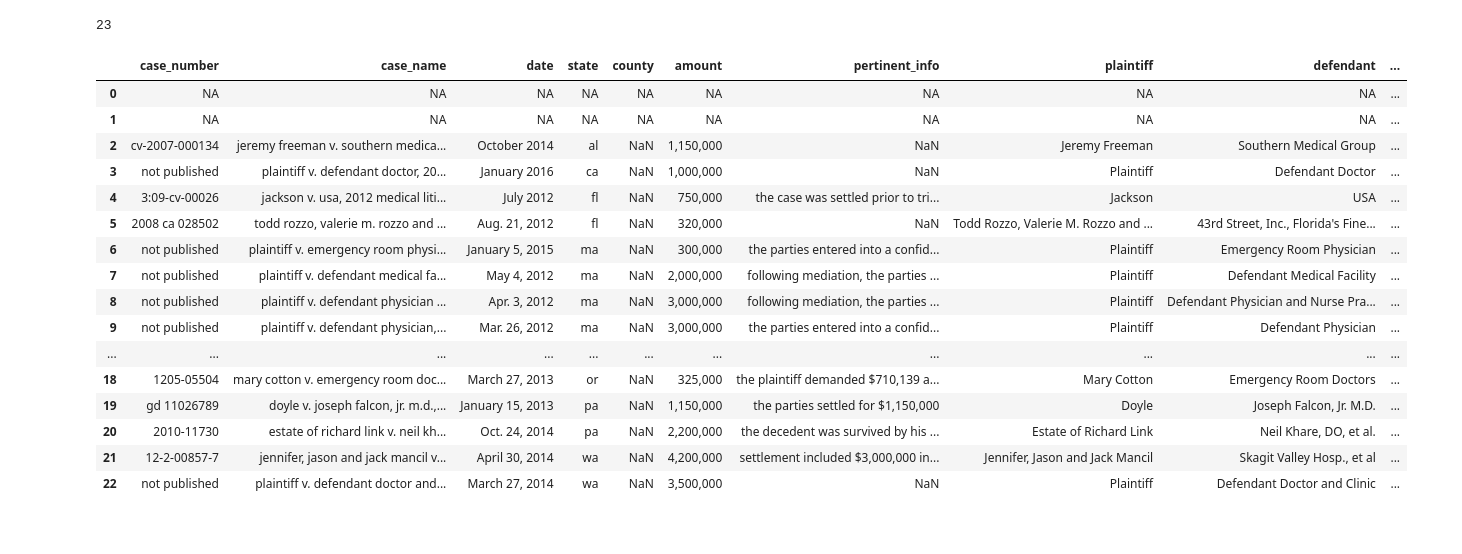
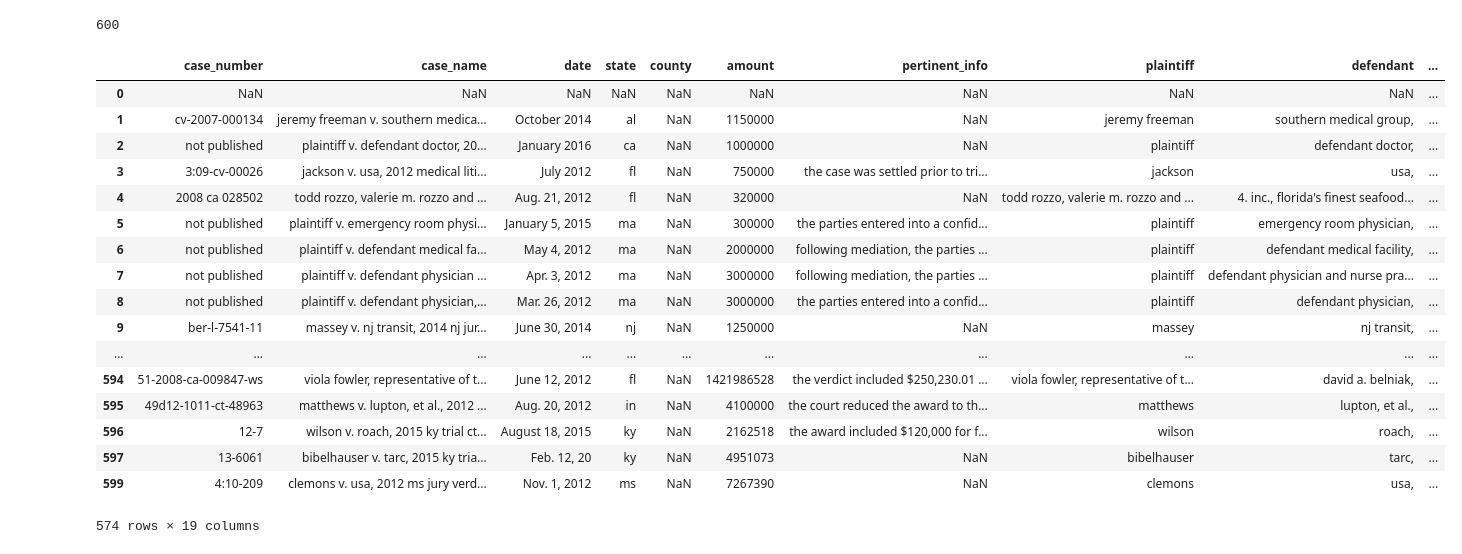
Before and after one commit to josephjavery1/pred-case-outcomes, a Jupyter notebook: WIW_createDF.ipynb, the cells around one changed output. Cells and saved outputs as stored; diff of their text form; code cells hidden in the pictures.

```diff
--- a/WIW_createDF.ipynb
+++ b/WIW_createDF.ipynb
@@ -28,10 +29,10 @@ with open('WIWpages.txt','r') as f_open:
 # %%
 # separate data into paragraphs, so each paragraph is 1 case
 
-data2 = re.split('\s{3,}',data) # This uses 3 consecutive whitespace chars as paragraph delimiter.
+data2 = re.split('\n----------\n',data) # This sets "\n----------\n" as paragraph delimiter.
 len(data2)
 # %% [output]
-23
+600
 # %%
 # create empty dfs to fill
 columns = ['case_number', 'case_name', 'date', 'state', 'county',
@@ -106,25 +132,29 @@ for x in range(0, len(data2)):
                 finaldf.loc[x, 'injury_list'] = ' '.join(w[2:len(w)])
             if w[0] == 'pertinent' and w[1] == 'information:':
                 finaldf.loc[x, 'pertinent_info'] = ' '.join(w[2:len(w)])
-# %%
-finaldf
-# %% [output]
-|  | case_number | case_name | date | state | county | amount | pertinent_info | plaintiff | defendant | ... |
-| 0 | NA | NA | NA | NA | NA | NA | NA | NA | NA | ... |
-| 1 | NA | NA | NA | NA | NA | NA | NA | NA | NA | ... |
-| 2 | cv-2007-000134 | jeremy freeman v. southern medica... | October 2014 | al | NaN | 1,150,000 | NaN | Jeremy Freeman | Southern Medical Group | ... |
-| 3 | not published | plaintiff v. defendant doctor, 20... | January 2016 | ca | NaN | 1,000,000 | NaN | Plaintiff | Defendant Doctor | ... |
-| 4 | 3:09-cv-00026 | jackson v. usa, 2012 medical liti... | July 2012 | fl | NaN | 750,000 | the case was settled prior to tri... | Jackson | USA | ... |
-| 5 | 2008 ca 028502 | todd rozzo, valerie m. rozzo and ... | Aug. 21, 2012 | fl | NaN | 320,000 | NaN | Todd Rozzo, Valerie M. Rozzo and ... | 43rd Street, Inc., Florida's Fine... | ... |
-| 6 | not published | plaintiff v. emergency room physi... | January 5, 2015 | ma | NaN | 300,000 | the parties entered into a confid... | Plaintiff | Emergency Room Physician | ... |
-| 7 | not published | plaintiff v. defendant medical fa... | May 4, 2012 | ma | NaN | 2,000,000 | following mediation, the parties ... | Plaintiff | Defendant Medical Facility | ... |
-| 8 | not published | plaintiff v. defendant physician ... | Apr. 3, 2012 | ma | NaN | 3,000,000 | following mediation, the parties ... | Plaintiff | Defendant Physician and Nurse Pra... | ... |
-| 9 | not published | plaintiff v. defendant physician,... | Mar. 26, 2012 | ma | NaN | 3,000,000 | the parties entered into a confid... | Plaintiff | Defendant Physician | ... |
-| ... | ... | ... | ... | ... | ... | ... | ... | ... | ... | ... |
-| 18 | 1205-05504 | mary cotton v. emergency room doc... | March 27, 2013 | or | NaN | 325,000 | the plaintiff demanded $710,139 a... | Mary Cotton | Emergency Room Doctors | ... |
-| 19 | gd 11026789 | doyle v. joseph falcon, jr. m.d.,... | January 15, 2013 | pa | NaN | 1,150,000 | the parties settled for $1,150,000 | Doyle | Joseph Falcon, Jr. M.D. | ... |
-| 20 | 2010-11730 | estate of richard link v. neil kh... | Oct. 24, 2014 | pa | NaN | 2,200,000 | the decedent was survived by his ... | Estate of Richard Link | Neil Khare, DO, et al. | ... |
-| 21 | 12-2-00857-7 | jennifer, jason and jack mancil v... | April 30, 2014 | wa | NaN | 4,200,000 | settlement included $3,000,000 in... | Jennifer, Jason and Jack Mancil | Skagit Valley Hosp., et al | ... |
-| 22 | not published | plaintiff v. defendant doctor and... | March 27, 2014 | wa | NaN | 3,500,000 | NaN | Plaintiff | Defendant Doctor and Clinic | ... |
+# %%
+# remove duplicates of multiple casefiles (identify using case_number)
+# based on 2 columns to prevent dropped all of the "not published cases"
+finaldf = finaldf.drop_duplicates(subset=['case_number','case_name'])
+finaldf
+# %% [output]
+|  | case_number | case_name | date | state | county | amount | pertinent_info | plaintiff | defendant | ... |
+| 0 | NaN | NaN | NaN | NaN | NaN | NaN | NaN | NaN | NaN | ... |
+| 1 | cv-2007-000134 | jeremy freeman v. southern medica... | October 2014 | al | NaN | 1150000 | NaN | jeremy freeman | southern medical group, | ... |
+| 2 | not published | plaintiff v. defendant doctor, 20... | January 2016 | ca | NaN | 1000000 | NaN | plaintiff | defendant doctor, | ... |
+| 3 | 3:09-cv-00026 | jackson v. usa, 2012 medical liti... | July 2012 | fl | NaN | 750000 | the case was settled prior to tri... | jackson | usa, | ... |
+| 4 | 2008 ca 028502 | todd rozzo, valerie m. rozzo and ... | Aug. 21, 2012 | fl | NaN | 320000 | NaN | todd rozzo, valerie m. rozzo and ... | 4. inc., florida's finest seafood... | ... |
+| 5 | not published | plaintiff v. emergency room physi... | January 5, 2015 | ma | NaN | 300000 | the parties entered into a confid... | plaintiff | emergency room physician, | ... |
+| 6 | not published | plaintiff v. defendant medical fa... | May 4, 2012 | ma | NaN | 2000000 | following mediation, the parties ... | plaintiff | defendant medical facility, | ... |
+| 7 | not published | plaintiff v. defendant physician ... | Apr. 3, 2012 | ma | NaN | 3000000 | following mediation, the parties ... | plaintiff | defendant physician and nurse pra... | ... |
+| 8 | not published | plaintiff v. defendant physician,... | Mar. 26, 2012 | ma | NaN | 3000000 | the parties entered into a confid... | plaintiff | defendant physician, | ... |
+| 9 | ber-l-7541-11 | massey v. nj transit, 2014 nj jur... | June 30, 2014 | nj | NaN | 1250000 | NaN | massey | nj transit, | ... |
+| ... | ... | ... | ... | ... | ... | ... | ... | ... | ... | ... |
+| 594 | 51-2008-ca-009847-ws | viola fowler, representative of t... | June 12, 2012 | fl | NaN | 1421986528 | the verdict included $250,230.01 ... | viola fowler, representative of t... | david a. belniak, | ... |
+| 595 | 49d12-1011-ct-48963 | matthews v. lupton, et al., 2012 ... | Aug. 20, 2012 | in | NaN | 4100000 | the court reduced the award to th... | matthews | lupton, et al., | ... |
+| 596 | 12-7 | wilson v. roach, 2015 ky trial ct... | August 18, 2015 | ky | NaN | 2162518 | the award included $120,000 for f... | wilson | roach, | ... |
+| 597 | 13-6061 | bibelhauser v. tarc, 2015 ky tria... | Feb. 12, 20 | ky | NaN | 4951073 | NaN | bibelhauser | tarc, | ... |
+| 599 | 4:10-209 | clemons v. usa, 2012 ms jury verd... | Nov. 1, 2012 | ms | NaN | 7267390 | NaN | clemons | usa, | ... |
+574 rows × 19 columns
 # %%
 # fill in injury_df
```
Also changed, not shown: parts of 14 cells of this notebook.
